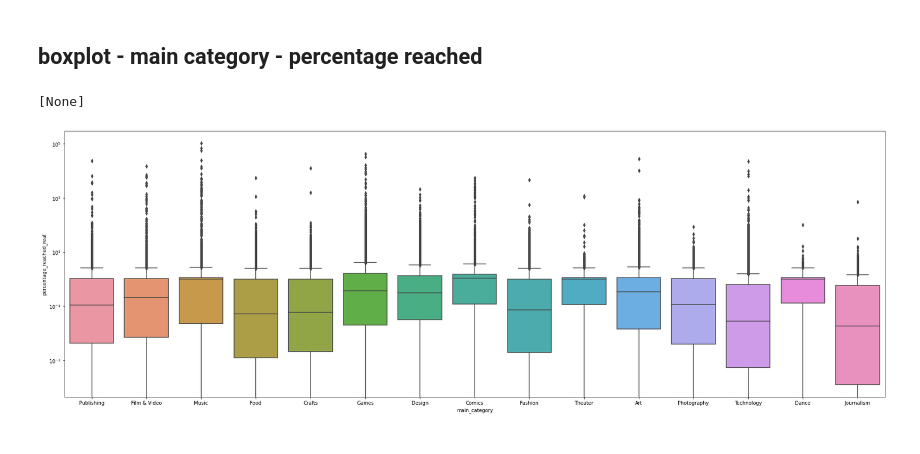
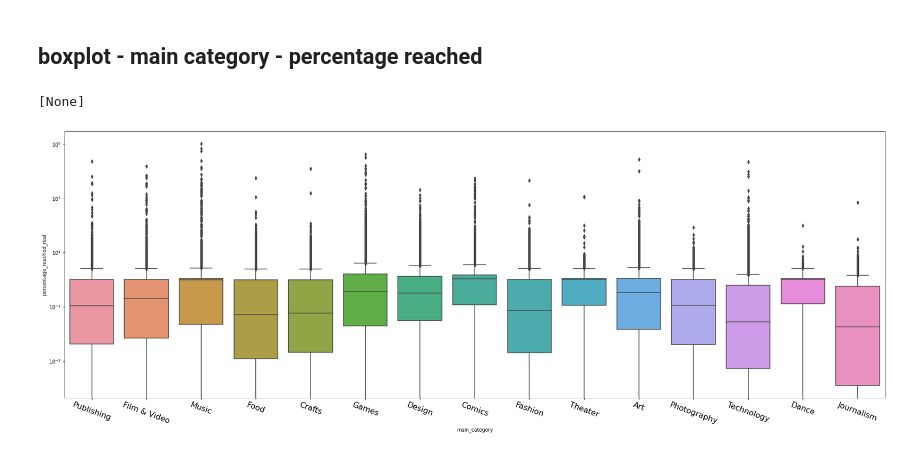
Before and after one commit to thebiff999/funding_forecast, a Jupyter notebook: src/Visualization.ipynb, the cells around one changed output. Drawn from its saved outputs; the diff is of its cells as text; code cells hidden in the pictures.

```diff
--- a/src/Visualization.ipynb
+++ b/src/Visualization.ipynb
@@ -147,8 +146,9 @@ There is a certain relation between the category_difference and the campaign suc
 ## boxplot - main category - percentage reached
 # %%
 plt.figure(figsize=(30,10))
+plt.xticks(size=16, rotation=-20)
 ax = sns.boxplot(data=df, x='main_category', y='percentage_reached_real')
 ax.set(yscale='log')
 # %% [output]
 [None]
-[figure, old version]
+[figure, new version]
```
Also changed, not shown: parts of 18 cells of this notebook, 3 other files.
